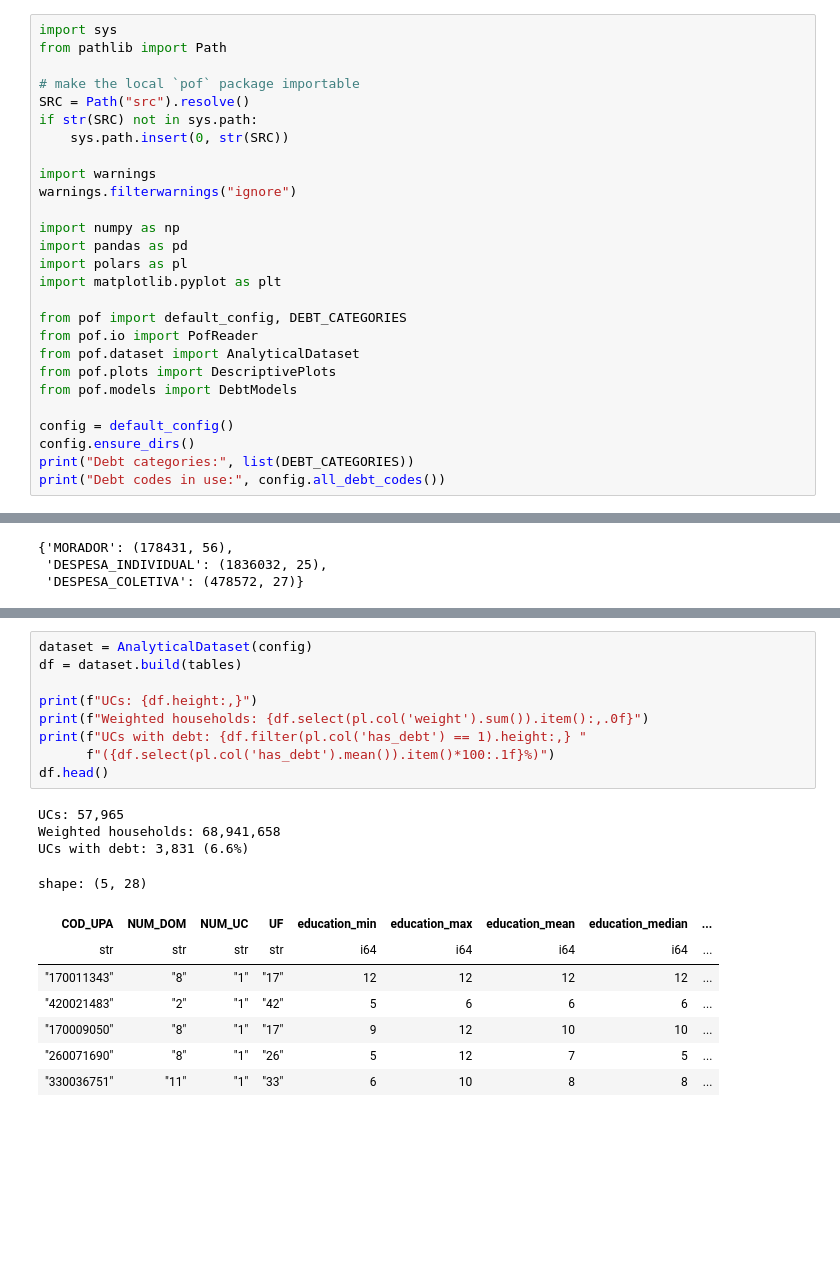
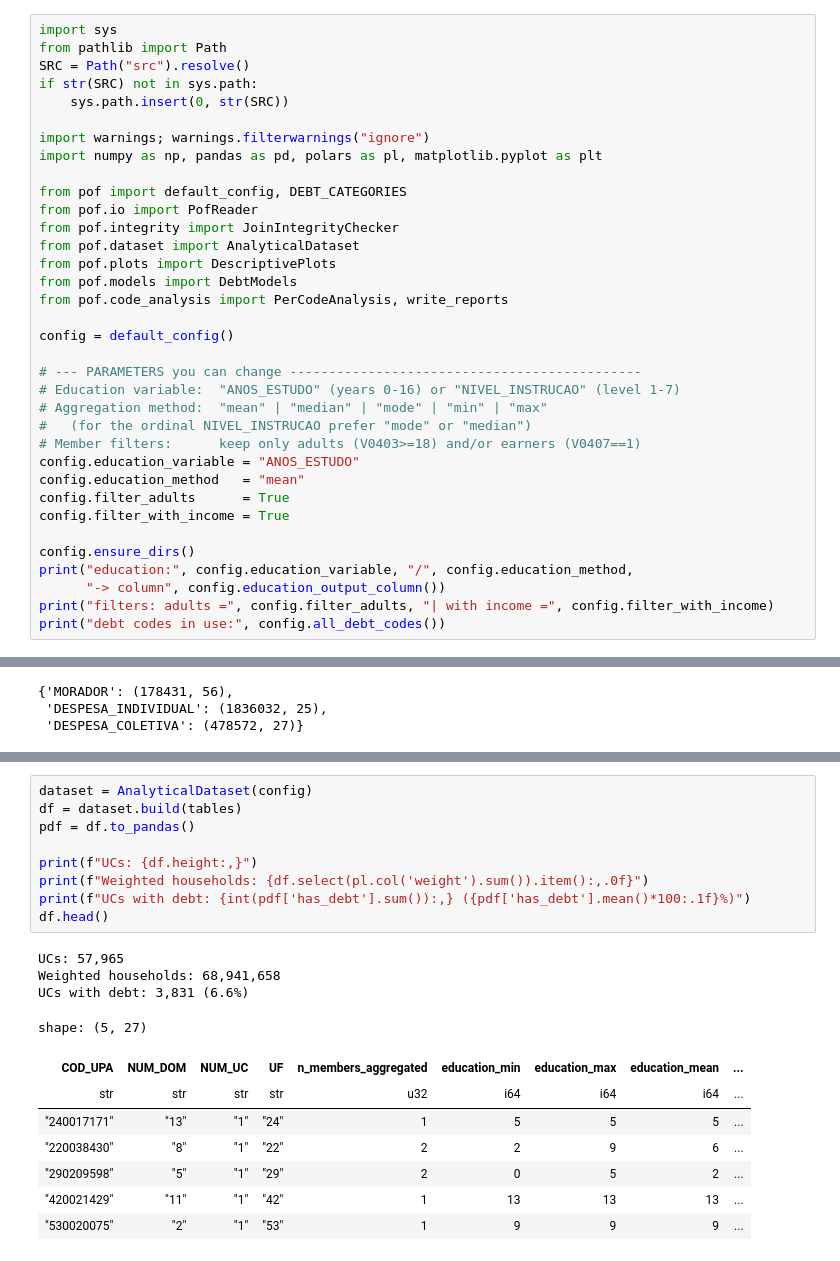
Before and after one commit to JP-Regazzi/tcc-giovanna, a Jupyter notebook: main.ipynb, the cells around one changed output, grey strips where cells are left out. Drawn from its saved outputs; the diff is of its cells as text; blank space fills up the shorter version.

```diff
--- a/main.ipynb
+++ b/main.ipynb
@@ -22,28 +22,36 @@ review and the architecture rationale.
 # %%
 import sys
 from pathlib import Path
-
-# make the local `pof` package importable
 SRC = Path("src").resolve()
 if str(SRC) not in sys.path:
     sys.path.insert(0, str(SRC))
 
-import warnings
-warnings.filterwarnings("ignore")
-
-import numpy as np
-import pandas as pd
-import polars as pl
-import matplotlib.pyplot as plt
+import warnings; warnings.filterwarnings("ignore")
+import numpy as np, pandas as pd, polars as pl, matplotlib.pyplot as plt
 
 from pof import default_config, DEBT_CATEGORIES
 from pof.io import PofReader
+from pof.integrity import JoinIntegrityChecker
 from pof.dataset import AnalyticalDataset
 from pof.plots import DescriptivePlots
 from pof.models import DebtModels
+from pof.code_analysis import PerCodeAnalysis, write_reports
 
 config = default_config()
+
+# --- PARAMETERS you can change ---------------------------------------------
+# Education variable:  "ANOS_ESTUDO" (years 0-16) or "NIVEL_INSTRUCAO" (level 1-7)
+# Aggregation method:  "mean" | "median" | "mode" | "min" | "max"
+#   (for the ordinal NIVEL_INSTRUCAO prefer "mode" or "median")
+# Member filters:      keep only adults (V0403>=18) and/or earners (V0407==1)
+config.education_variable = "ANOS_ESTUDO"
+config.education_method   = "mean"
+config.filter_adults      = True
+config.filter_with_income = True
+
 config.ensure_dirs()
-print("Debt categories:", list(DEBT_CATEGORIES))
-print("Debt codes in use:", config.all_debt_codes())
+print("education:", config.education_variable, "/", config.education_method,
+      "-> column", config.education_output_column())
+print("filters: adults =", config.filter_adults, "| with income =", config.filter_with_income)
+print("debt codes in use:", config.all_debt_codes())
 # %% [output]
@@ -75,22 +114,22 @@ economic category, and derives `debt_to_income`, `has_debt`, `log_debt`, etc.
 # %%
 dataset = AnalyticalDataset(config)
 df = dataset.build(tables)
+pdf = df.to_pandas()
 
 print(f"UCs: {df.height:,}")
 print(f"Weighted households: {df.select(pl.col('weight').sum()).item():,.0f}")
-print(f"UCs with debt: {df.filter(pl.col('has_debt') == 1).height:,} "
-      f"({df.select(pl.col('has_debt').mean()).item()*100:.1f}%)")
+print(f"UCs with debt: {int(pdf['has_debt'].sum()):,} ({pdf['has_debt'].mean()*100:.1f}%)")
 df.head()
 # %% [output]
 UCs: 57,965
 Weighted households: 68,941,658
 UCs with debt: 3,831 (6.6%)
-shape: (5, 28)
+shape: (5, 27)
-| COD_UPA | NUM_DOM | NUM_UC | UF | education_min | education_max | education_mean | education_median | ... |
-| str | str | str | str | i64 | i64 | i64 | i64 | ... |
-| "170011343" | "8" | "1" | "17" | 12 | 12 | 12 | 12 | ... |
-| "420021483" | "2" | "1" | "42" | 5 | 6 | 6 | 6 | ... |
-| "170009050" | "8" | "1" | "17" | 9 | 12 | 10 | 10 | ... |
-| "260071690" | "8" | "1" | "26" | 5 | 12 | 7 | 5 | ... |
-| "330036751" | "11" | "1" | "33" | 6 | 10 | 8 | 8 | ... |
+| COD_UPA | NUM_DOM | NUM_UC | UF | n_members_aggregated | education_min | education_max | education_mean | ... |
+| str | str | str | str | u32 | i64 | i64 | i64 | ... |
+| "240017171" | "13" | "1" | "24" | 1 | 5 | 5 | 5 | ... |
+| "220038430" | "8" | "1" | "22" | 2 | 2 | 9 | 6 | ... |
+| "290209598" | "5" | "1" | "29" | 2 | 0 | 5 | 2 | ... |
+| "420021429" | "11" | "1" | "42" | 1 | 13 | 13 | 13 | ... |
+| "530020075" | "2" | "1" | "53" | 1 | 9 | 9 | 9 | ... |
 # %% [markdown]
```
Also changed, not shown: parts of 27 cells of this notebook, 14 other files.
